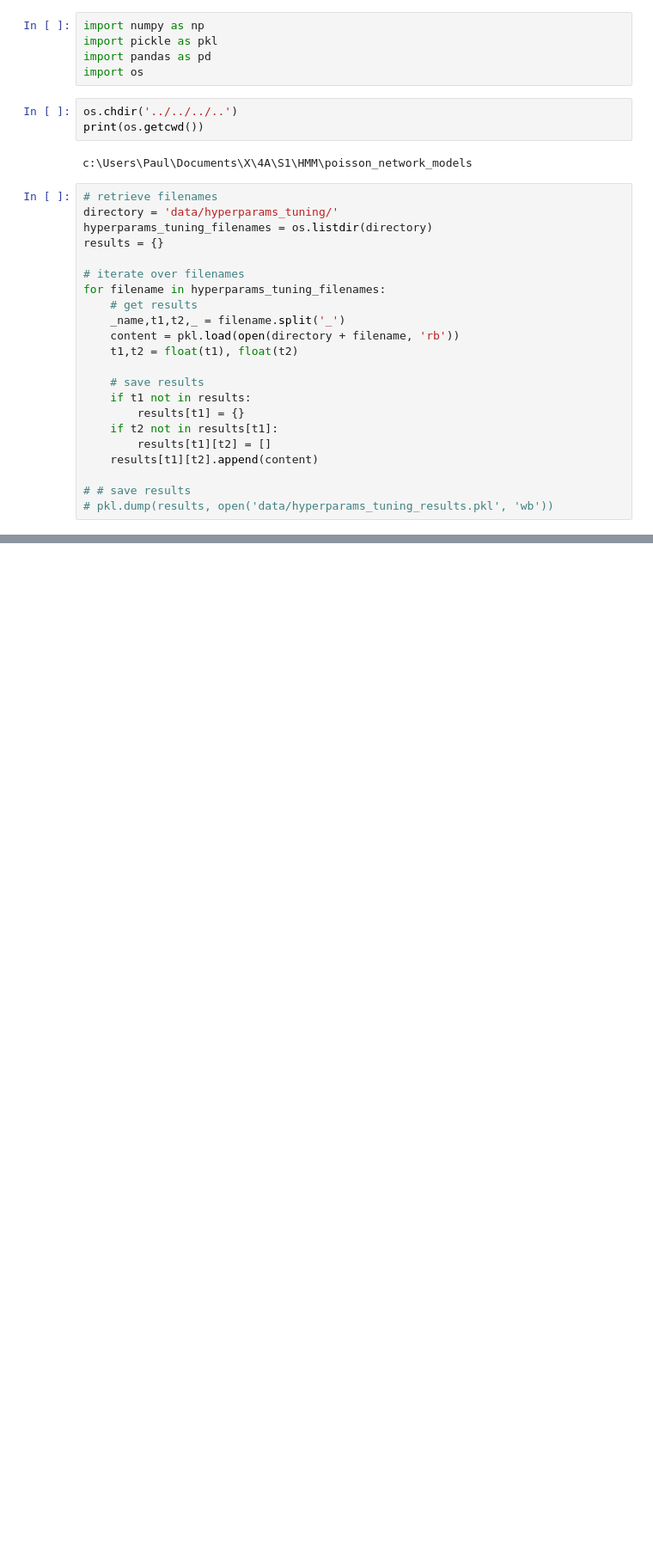
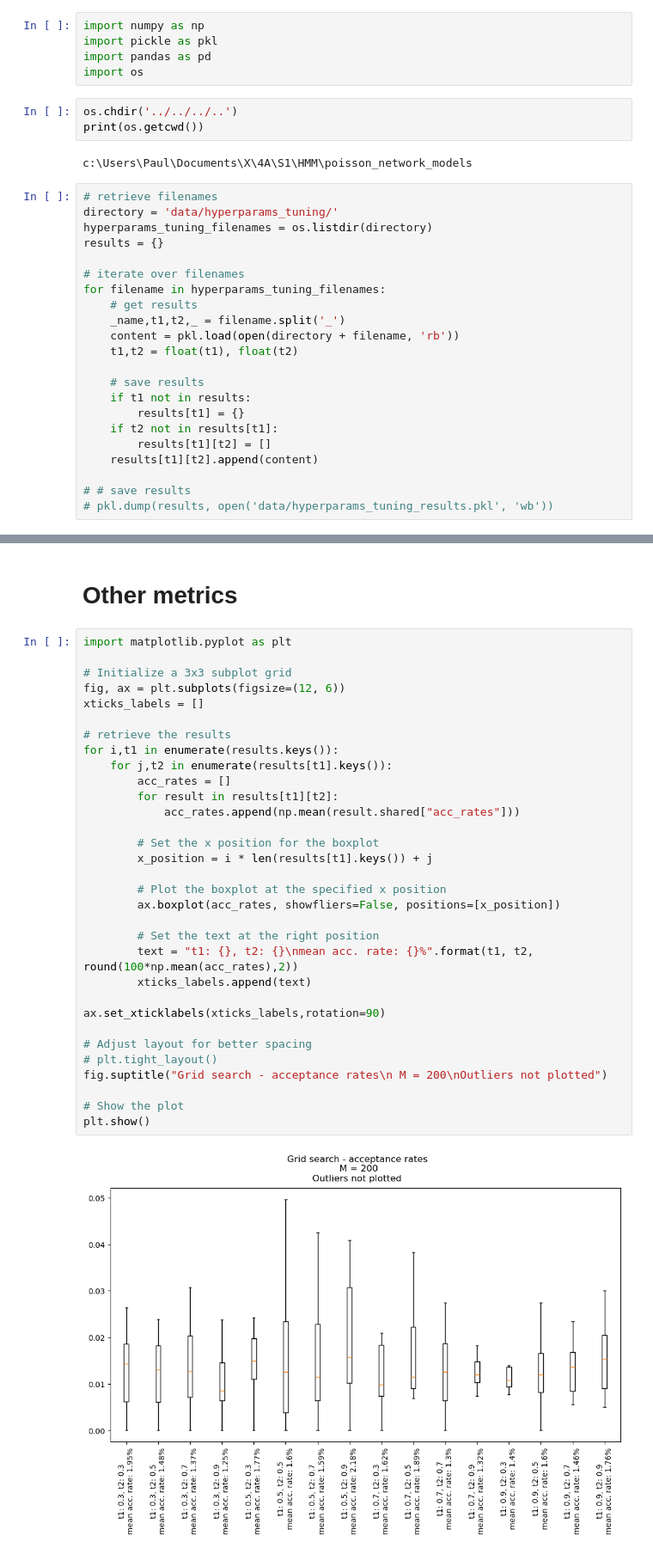
Before and after one commit to DanielBonnery/poisson_network_models, a Jupyter notebook: src/smc_2324_project/experiments/hyperparams_tuning/plot_results.ipynb, the cells around one changed output, grey strips where cells are left out. Shown at 86% size. Saved outputs shown, nothing was run; the diff lists cells and outputs as text; blank space fills up the shorter version.

```diff
--- a/src/smc_2324_project/experiments/hyperparams_tuning/plot_results.ipynb
+++ b/src/smc_2324_project/experiments/hyperparams_tuning/plot_results.ipynb
@@ -66,0 +69,36 @@ plt.show()
+# %% [markdown]
+# Other metrics
+# %%
+import matplotlib.pyplot as plt
+
+# Initialize a 3x3 subplot grid
+fig, ax = plt.subplots(figsize=(12, 6))
+xticks_labels = []
+
+# retrieve the results
+for i,t1 in enumerate(results.keys()):
+    for j,t2 in enumerate(results[t1].keys()):
+        acc_rates = []
+        for result in results[t1][t2]:
+            acc_rates.append(np.mean(result.shared["acc_rates"]))
+
+        # Set the x position for the boxplot
+        x_position = i * len(results[t1].keys()) + j
+
+        # Plot the boxplot at the specified x position
+        ax.boxplot(acc_rates, showfliers=False, positions=[x_position])
+
+        # Set the text at the right position
+        text = "t1: {}, t2: {}\nmean acc. rate: {}%".format(t1, t2, round(100*np.mean(acc_rates),2))
+        xticks_labels.append(text)
+
+ax.set_xticklabels(xticks_labels,rotation=90)
+
+# Adjust layout for better spacing
+# plt.tight_layout()
+fig.suptitle("Grid search - acceptance rates\n M = 200\nOutliers not plotted")
+
+# Show the plot
+plt.show()
+# %% [output]
+[figure, added]
```
Also changed, not shown: parts of 4 cells of this notebook, 4 other files.
